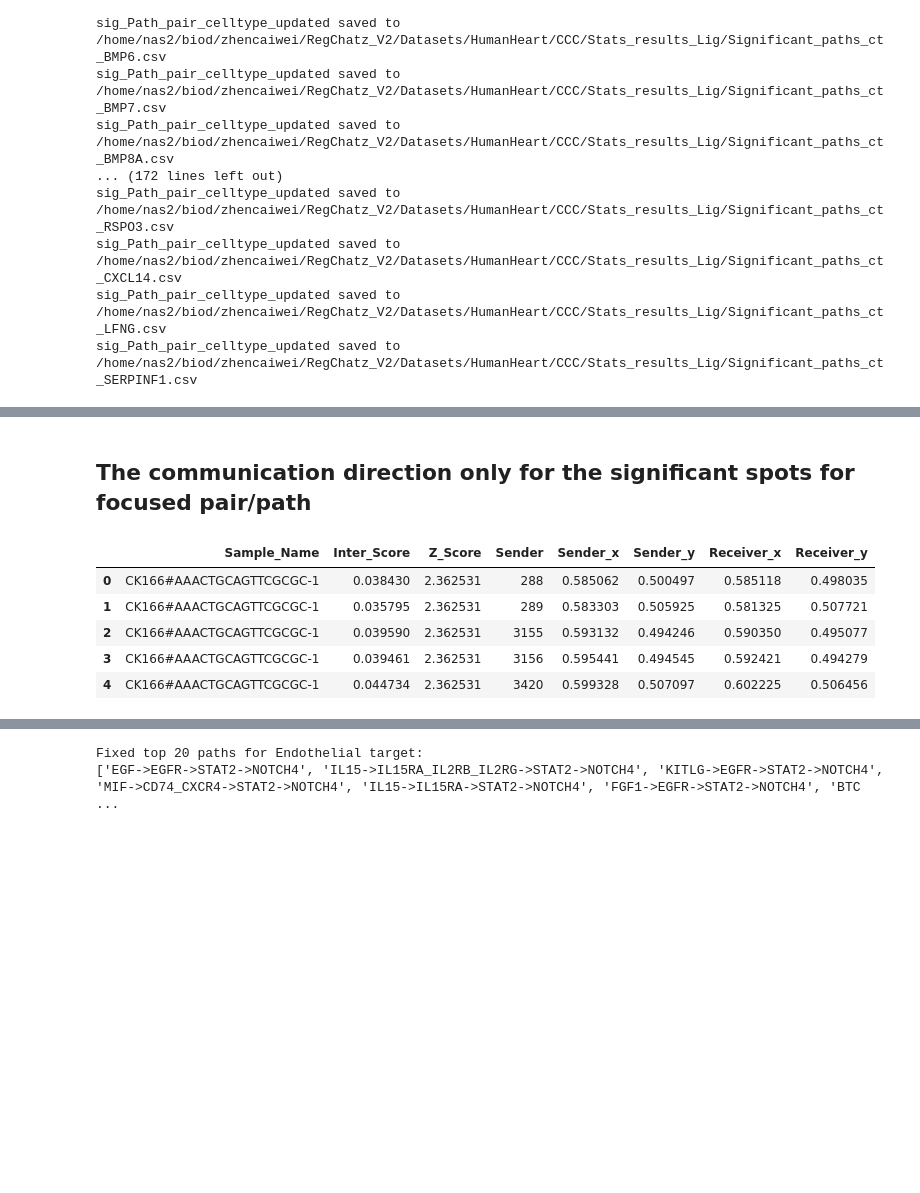
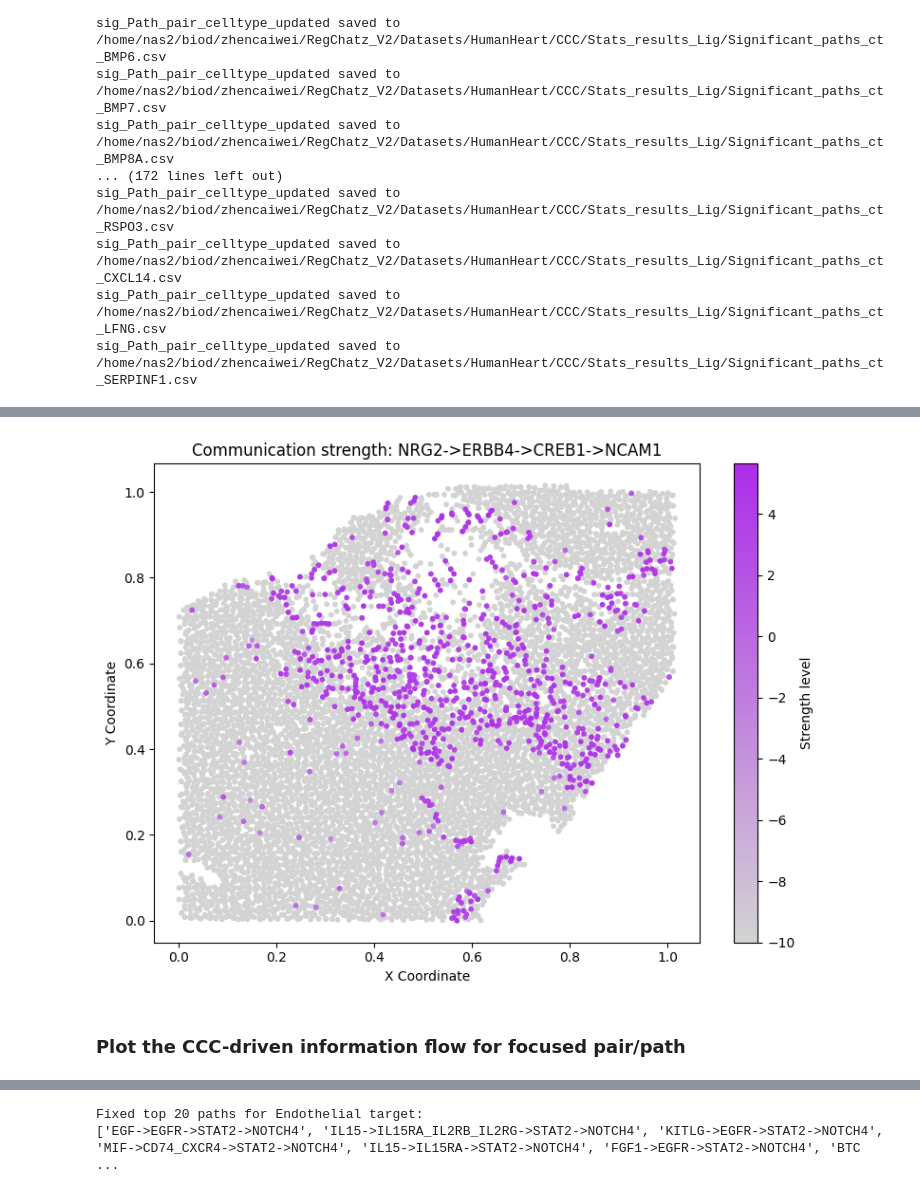
Before and after one commit to zcaiwei/MultiChat, a Jupyter notebook: Tutorial/run_MultiChat_on_Heart.ipynb, the cells around one changed output, grey strips where cells are left out. Drawn from its saved outputs; the diff is of its cells as text; code cells hidden in the pictures; blank space fills up the shorter version.

```diff
--- a/Tutorial/run_MultiChat_on_Heart.ipynb
+++ b/Tutorial/run_MultiChat_on_Heart.ipynb
@@ -817,2 +794,13 @@ plt.show()
+# %%
+MC.pl.plot_comm_strength(
+    comm_item='NRG2->ERBB4->CREB1->NCAM1',
+    comm_score=ccc,
+    cell_loc=cell_loc,
+    cell_clus=cell_clus,
+    log_transform=True,
+    point_size=10
+)
+# %% [output]
+[figure, added]
 # %% [markdown]
-## The communication direction only for the significant spots for focused pair/path
+### Plot the CCC-driven information flow for focused pair/path
@@ -832,22 +824,3 @@ color_map = {
 
 coord_df = cell_loc.copy()
 coord_df['color'] = cell_clus['cell_type'].map(color_map)
-# %%
-Nei_adj = pd.read_csv(base_path + 'CCC/Nei_adj.csv', sep='\t', index_col=None, header=None)
-lr_with_pathway = pd.read_csv(base_path + 'inputs/LRpairDB_merge_with_pathway.csv', sep=',')
-lr_with_pathway['LR_Symbol'] = lr_with_pathway['Ligand_Symbol'] + '->' + lr_with_pathway['Receptor_Symbol']
-adj = MC.Visualization.get_sender_adj(Nei_adj, cell_clus)
-Sig_LR = pd.read_csv(base_path + 'CCC/Sig_Res/Significant_LRs.csv')
-pathway_mapping = lr_with_pathway.set_index('LR_Symbol')['Pathway_Name'].to_dict()
-Sig_LR['Pathway_Name'] = Sig_LR['LR_Symbol'].map(pathway_mapping)
-pathway_name = 'NRG2->ERBB4'
-res_all_df = MC.Visualization.get_Sig_all_vectors(pathway_name, Sig_LR, cell_clus, cell_loc, adj,mode='LR_Symbol')
-res_weighted_df = MC.Visualization.get_Sig_weighted_one_vector(res_all_df)
-res_weighted_df.head()
-# %% [output]
-|  | Sample_Name | Inter_Score | Z_Score | Sender | Sender_x | Sender_y | Receiver_x | Receiver_y |
-| 0 | CK166#AAACTGCAGTTCGCGC-1 | 0.038430 | 2.362531 | 288 | 0.585062 | 0.500497 | 0.585118 | 0.498035 |
-| 1 | CK166#AAACTGCAGTTCGCGC-1 | 0.035795 | 2.362531 | 289 | 0.583303 | 0.505925 | 0.581325 | 0.507721 |
-| 2 | CK166#AAACTGCAGTTCGCGC-1 | 0.039590 | 2.362531 | 3155 | 0.593132 | 0.494246 | 0.590350 | 0.495077 |
-| 3 | CK166#AAACTGCAGTTCGCGC-1 | 0.039461 | 2.362531 | 3156 | 0.595441 | 0.494545 | 0.592421 | 0.494279 |
-| 4 | CK166#AAACTGCAGTTCGCGC-1 | 0.044734 | 2.362531 | 3420 | 0.599328 | 0.507097 | 0.602225 | 0.506456 |
```
Also changed, not shown: parts of 91 cells of this notebook, 4 other files.
